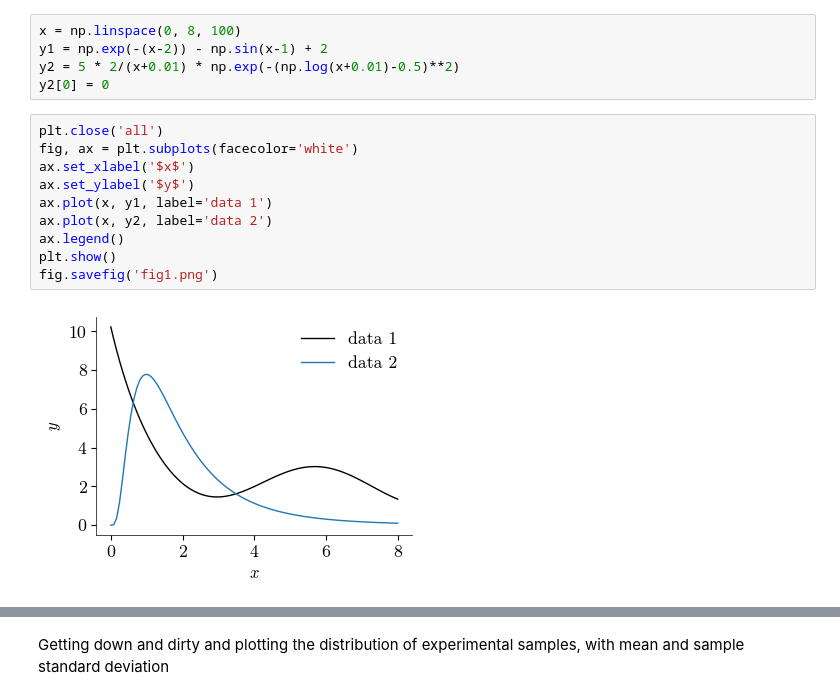
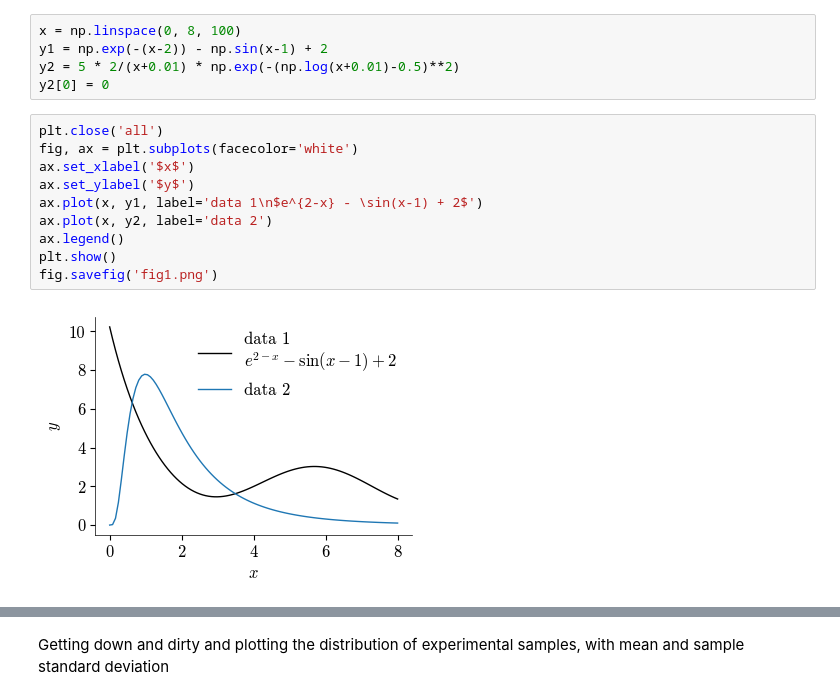
Before and after one commit to ninivert/matplotlib_tufte, a Jupyter notebook: demo/demo.ipynb, the cells around one changed output, grey strips where cells are left out. Saved outputs shown, nothing was run; the diff lists cells and outputs as text.

```diff
--- a/demo/demo.ipynb
+++ b/demo/demo.ipynb
@@ -14,12 +42,12 @@ y2[0] = 0
 # %%
 plt.close('all')
 fig, ax = plt.subplots(facecolor='white')
 ax.set_xlabel('$x$')
 ax.set_ylabel('$y$')
-ax.plot(x, y1, label='data 1')
+ax.plot(x, y1, label='data 1\n$e^{2-x} - \sin(x-1) + 2$')
 ax.plot(x, y2, label='data 2')
 ax.legend()
 plt.show()
 fig.savefig('fig1.png')
 # %% [output]
-[figure, old version]
+[figure, new version]
```
Also changed, not shown: parts of 11 cells of this notebook, 44 other files.
